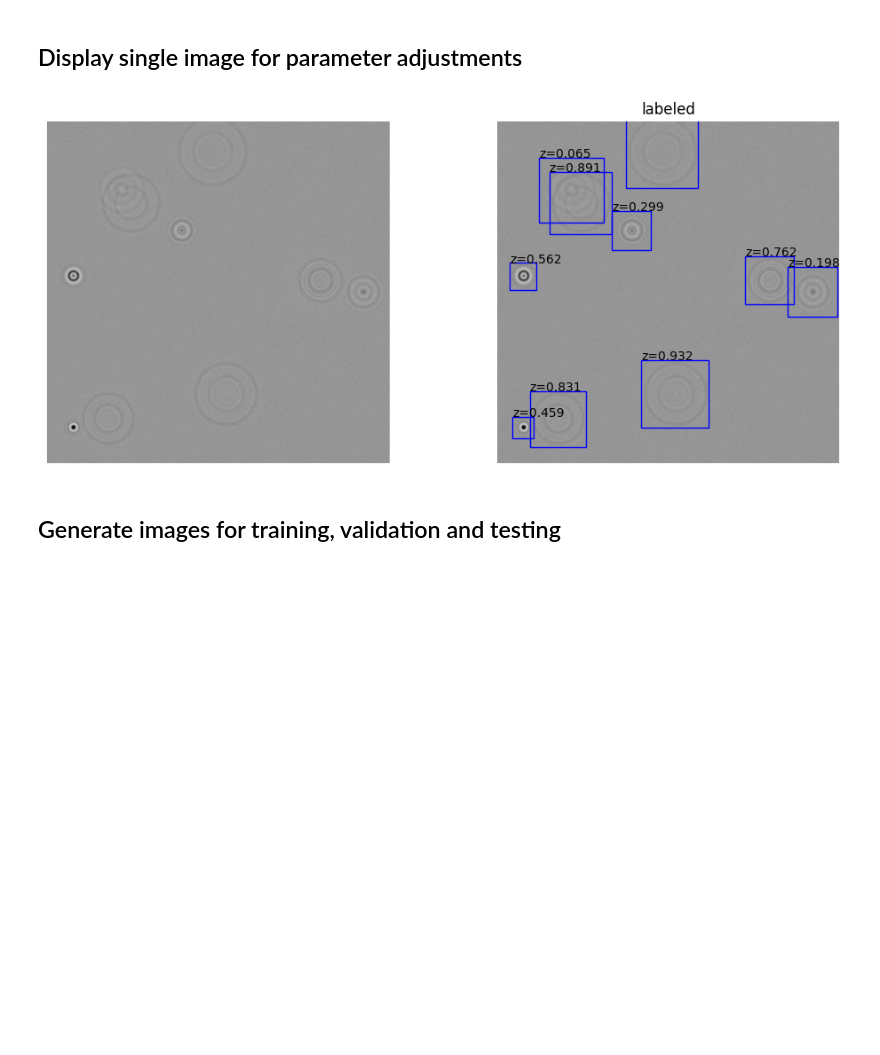
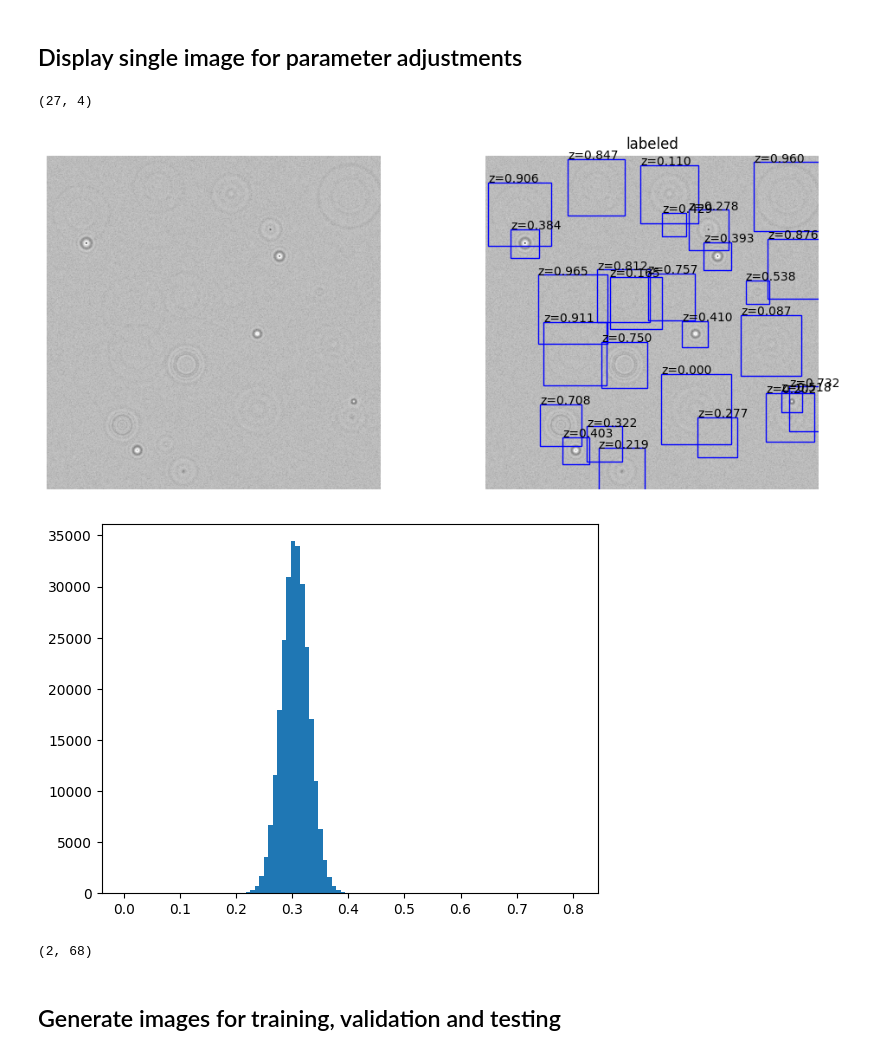
Before and after one commit to till-robert/ultralytics, a Jupyter notebook: data_gen/ImageGenerator.ipynb, the cells around one changed output. Cells and saved outputs as stored; diff of their text form; code cells hidden in the pictures; blank space fills up the shorter version.

```diff
--- a/data_gen/ImageGenerator.ipynb
+++ b/data_gen/ImageGenerator.ipynb
@@ -22,52 +22,61 @@ from PIL import Image
 # %% [markdown]
 ## Display single image for parameter adjustments
 # %%
-n_list = [10]                            # Number of points in each class
+n_list = [20,50]                            # Number of points in each class
 
 label_list = ['Ripple']               # Class of points
 color_list = ['yellow']             # Color List for each class
 
 # parameters for each class: [[[intensity], [radius], [width]]]
 spot_params = [[[0], [4]]]
-ring_params = [[[10,20], [100,100], [0,1567]]]
+ripple_params = [[[5,5], [100,100], [0,1567]]]
 
-parameter_list = [ring_params]
+parameter_list = [ripple_params]
 
 image_size = 512            # Dimension
-distance = 0               # Min distance between points
+distance = 10               # Min distance between points
 offset = 10                 # Boundary padding
-
-objects = ig.getRandom(n_list, image_size, distance, offset, label_list, parameter_list,np.random.default_rng())
+reload(ig)
+objects = ig.getRandom2(n_list, image_size, distance, offset, label_list, parameter_list,np.random.default_rng())
 plt.close("all")
-snr_range = [50,50]
+snr_range = [30,50]
 i_range = [1,1]
 fig = plt.figure(figsize=(12,5))
 
 # plt.figure()
-bboxes, labels, params, image = ig.generateImage(objects, image_size, snr_range, i_range)
+bboxes, labels, params, image = ig.generateImage2(objects, image_size, snr_range, i_range)
 # image = image.clip(-50,50)
 # print(params)
 # plt.clf()
 ax = plt.subplot(1,2,1)
 ax.axis("off")
-ax.imshow(image, cmap=cmaps["Grays"],vmax=1,vmin=0)
+ax.imshow(image, cmap=cmaps["Grays"])
 ax = plt.subplot(1,2,2)
 plt.title("labeled")
-ax.imshow(image, cmap=cmaps["Grays"],vmax=1,vmin=0)
+ax.imshow(image, cmap=cmaps["Grays"])
 # ax = fig.gca()
 # print(bboxes, labels,params)
 #plt.colorbar()
+print(bboxes.shape)
 for bbox, label,pars in zip(bboxes, labels,params):
-    x, y = bbox[0]
-    x1, y1 = bbox[1]
+    x, y = bbox[0:2]
+    x1, y1 = bbox[2:]
     ax.add_patch(patches.Rectangle((x,y), x1-x, y1-y, linewidth=1, edgecolor="blue", facecolor='none'))
     ax.annotate(f"z={pars/1567:.3f}", (x,y))
     # ax.legend()
     # ax.clear()
 ax.axis("off")
 plt.show()
+plt.hist(image.flatten(), bins=100)
+plt.show()
 # %% [output]
+(27, 4)
-[figure, old version]
+[figure, new version]
+[figure, added]
+# %%
+bboxes.shape
+# %% [output]
+(2, 68)
 # %% [markdown]
 ## Generate images for training, validation and testing
 # %%
```
Also changed, not shown: parts of 4 cells of this notebook, 2 other files.
